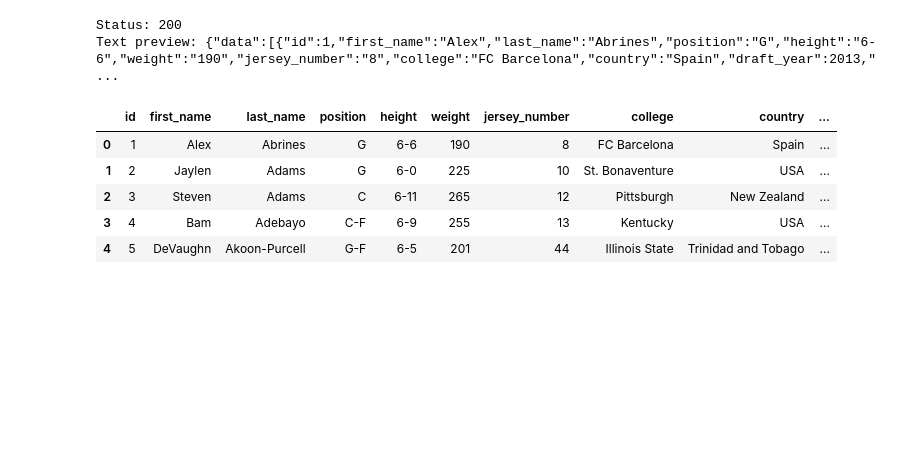
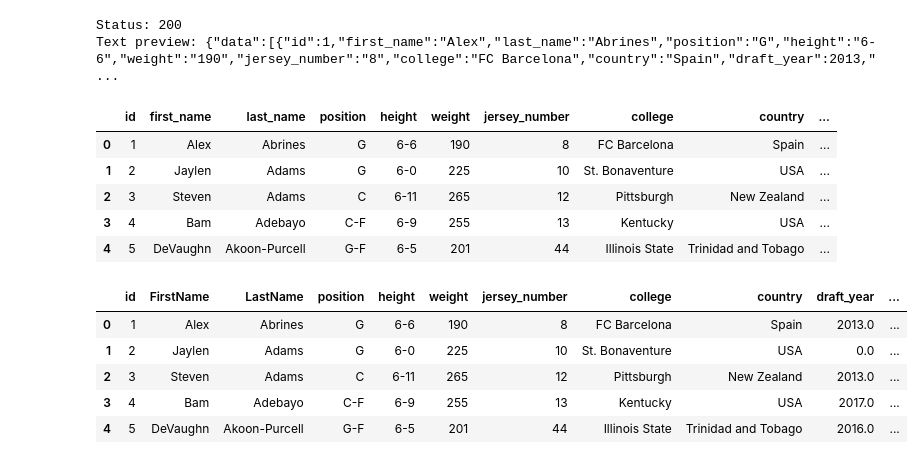
Before and after one commit to JADASIMONESIMON/-Hooplytics-complex-messy-data-project, a Jupyter notebook: notebooks/main.ipynb, the cells around one changed output. Drawn from its saved outputs; the diff is of its cells as text; code cells hidden in the pictures; blank space fills up the shorter version.

```diff
--- a/notebooks/main.ipynb
+++ b/notebooks/main.ipynb
@@ -49,3 +42,36 @@ testing
+# %%
+# TASK 1: Clean data (Avnoor)
+
+# - Handle missing values
+df_2024 = df_2024.fillna(0)
+
+# - Convert columns to numeric
+numeric_cols = ["height_feet", "height_inches", "weight_pounds"]
+for col in numeric_cols:
+    if col in df_2024.columns:
+        df_2024[col] = pd.to_numeric(df_2024[col], errors='coerce')
+
+# - Rename columns
+df_2024 = df_2024.rename(columns={
+    "first_name": "FirstName",
+    "last_name": "LastName",
+    "height_feet": "HeightFeet",
+    "height_inches": "HeightInches",
+    "weight_pounds": "Weight"
+})
+
+# - Remove bad rows (duplicates)
+df_2024 = df_2024.drop_duplicates()
+
+# Final output
+df_2024.head()
+# %% [output]
+|  | id | FirstName | LastName | position | height | weight | jersey_number | college | country | draft_year | ... |
+| 0 | 1 | Alex | Abrines | G | 6-6 | 190 | 8 | FC Barcelona | Spain | 2013.0 | ... |
+| 1 | 2 | Jaylen | Adams | G | 6-0 | 225 | 10 | St. Bonaventure | USA | 0.0 | ... |
+| 2 | 3 | Steven | Adams | C | 6-11 | 265 | 12 | Pittsburgh | New Zealand | 2013.0 | ... |
+| 3 | 4 | Bam | Adebayo | C-F | 6-9 | 255 | 13 | Kentucky | USA | 2017.0 | ... |
+| 4 | 5 | DeVaughn | Akoon-Purcell | G-F | 6-5 | 201 | 44 | Illinois State | Trinidad and Tobago | 2016.0 | ... |
 # %%
 # TASK 2: Feature Engineering
 # - Calculate % of 3PT shots
```
Also changed, not shown: parts of 1 cell of this notebook.
